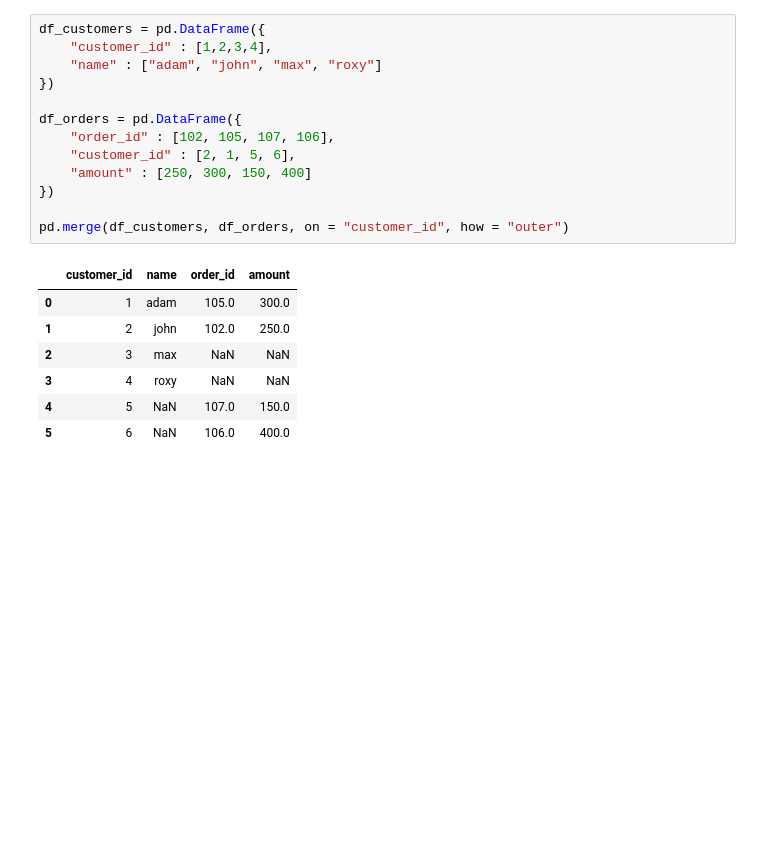
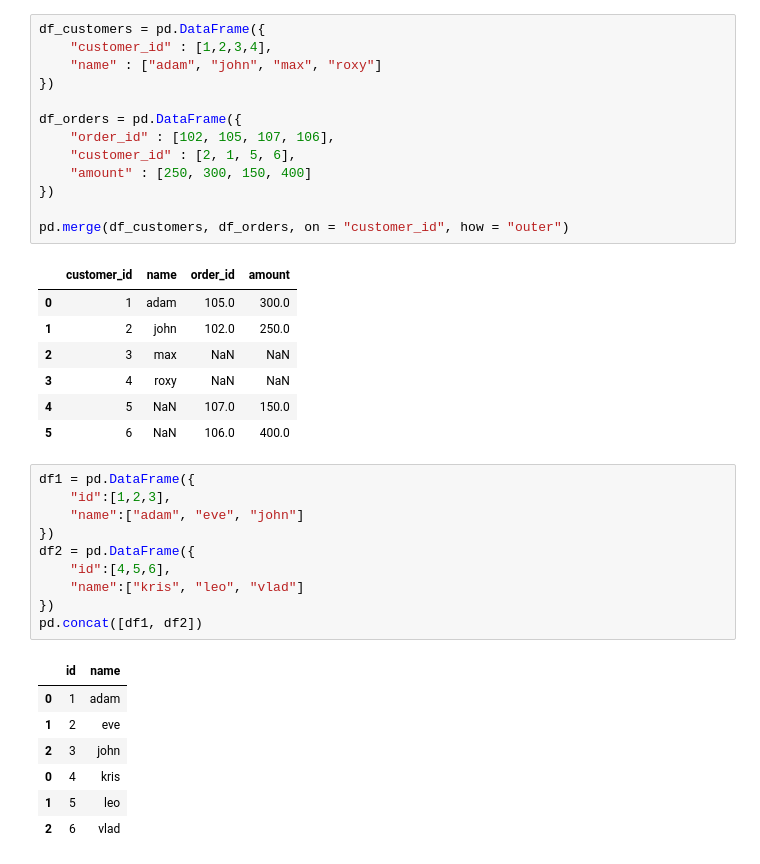
Before and after one commit to Shifa4532/data-science-notebooks, a Jupyter notebook: pandas_tut.ipynb, the cells around one changed output. Cells and saved outputs as stored; diff of their text form; blank space fills up the shorter version.

```diff
--- a/pandas_tut.ipynb
+++ b/pandas_tut.ipynb
@@ -495,3 +495,21 @@ pd.merge(df_customers, df_orders, on = "customer_id", how = "outer")
 | 3 | 4 | roxy | NaN | NaN |
 | 4 | 5 | NaN | 107.0 | 150.0 |
 | 5 | 6 | NaN | 106.0 | 400.0 |
+# %%
+df1 = pd.DataFrame({
+    "id":[1,2,3],
+    "name":["adam", "eve", "john"]
+})
+df2 = pd.DataFrame({
+    "id":[4,5,6],
+    "name":["kris", "leo", "vlad"]
+})
+pd.concat([df1, df2])
+# %% [output]
+|  | id | name |
+| 0 | 1 | adam |
+| 1 | 2 | eve |
+| 2 | 3 | john |
+| 0 | 4 | kris |
+| 1 | 5 | leo |
+| 2 | 6 | vlad |
```
